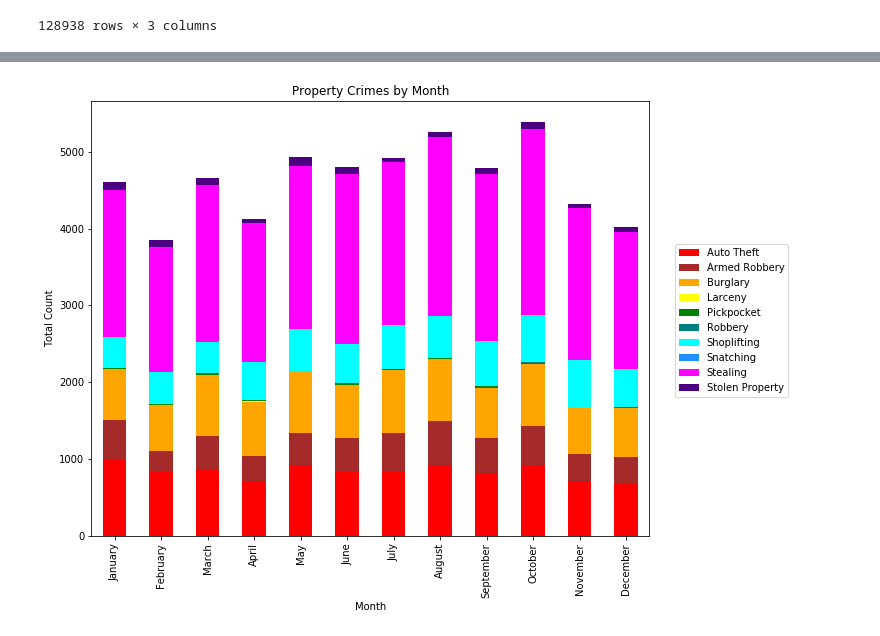
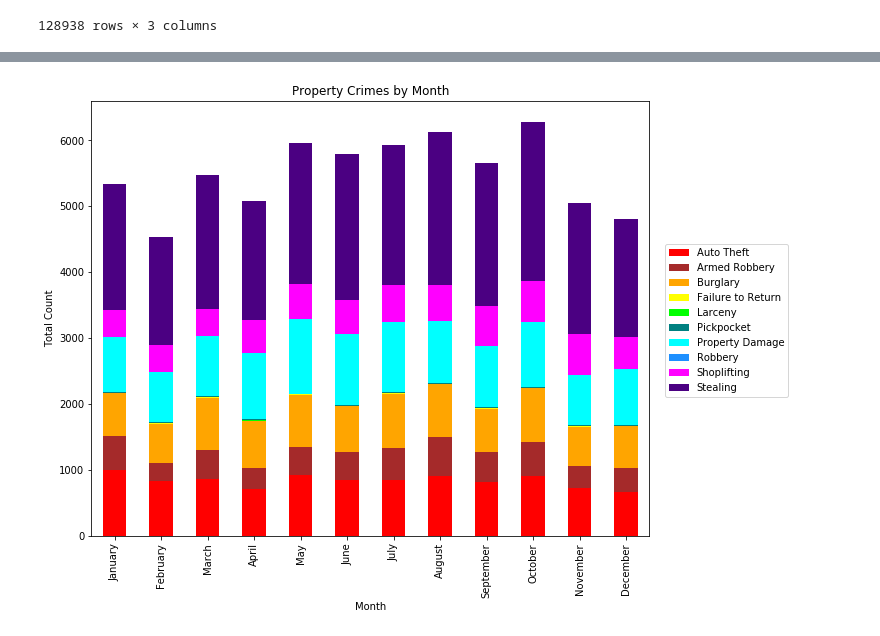
Before and after one commit to kanskris/kansas_crime_2018, a Jupyter notebook: Laylaa- Monthly Analysis.ipynb, the cells around one changed output, grey strips where cells are left out. Saved outputs shown, nothing was run; the diff lists cells and outputs as text; code cells hidden in the pictures.

```diff
--- a/Laylaa- Monthly Analysis.ipynb
+++ b/Laylaa- Monthly Analysis.ipynb
@@ -92,6 +92,14 @@ copy = copy.replace({'Auto Theft Outside S': 'Auto Theft', 'Burglary - Non Resid
                      'Stealing Auto Parts': 'Stealing', 'Stealing Auto Parts/': 'Stealing', 'Stealing Bicycles': 'Stealing', 'Stealing Coin Operat': 'Stealing', 'Stealing From Auto': 'Stealing', 'Stealing Pickpocket': 'Pickpocket',
                      'Stealing Purse Snatc': 'Snatchning', 'Stealing Shoplifting': 'Shoplifting', 'Stealing from Buildi': 'Stealing', 'Stolen Property OFFE': 'Stolen Property', 'Strong Arm Robbery': 'Armed Robbery',
                      'Withhold Property': 'Larceny', 'stealing': 'Stealing', 'stealing from buildi': 'Stealing'})
+copy = copy.replace({'Accidental Drug Over': 'Drug Overdose', 'Driving Under Influe': 'DUI', 'Drunkenness': 'Misdemeanor', 'Hit and Run of a Per': 'Hit and Run', 'Human Trafficking/Co': 'Human Trafficking','Liquor Law Violaton': 'Violation',
+                    'Disorderly Conduct': 'Misdemeanor', 'Bomb Threat/Intimida': 'Felony', 'Bombing (other than': 'Felony','False ID': 'Impersonation', 'False Information to': 'Impersonation','Impersonation - NOT': 'Impersonation', 'Gambling - Possessio': 'Gambling',
+                    'Possession of Drug E': 'Possession of Drug', 'Possession/Sale/Dist': 'Possession of Drug', 'Resisting an Officer' : 'Misdemeanor', 'TRESPASS': 'Trespassing', 'Violation Ex Parte O': 'Violation', 'Violation Full Order': 'Violation', 'Possesion': 'Possession of Drug',
+                     'Weapons Law Violatio': 'Violation'})
+copy = copy.replace({'Animal Bite - Dog': 'Animal Bite','Interference with Cu': 'Interference', 'Misc Offense': 'Misc', 'Misc Violation': 'Misc', 'misc violation': 'Misc', 'Promoting Prostituti': 'Prostitution', 'Prostitution/Patroni': 'Prostitution', 'Prostitution/Solicit': 'Prostitution',
+                     'Suicide By Jumping': 'Suicide', 'Suicide By Shooting': 'Suicide', 'Suicide By Sleeping': 'Suicide', 'Suicide by Other Mea': 'Suicide', 'URINATE IN PUBLIC': 'Misdemeanor/Other','TRASH DUMPING': 'Misdemeanor/Other','`': 'Misc','misc': 'Misc', 'Attempt Suicide by D': 'Attempt Suicide',
+                     'Attempt Suicide by G': 'Attempt Suicide', 'Attempt Suicide by H': 'Attempt Suicide', 'Attempt Suicide by J': 'Attempt Suicide', 'Attempt Suicide by O': 'Attempt Suicide', 'Attempt Suicide by P': 'Attempt Suicide', 'Attempt Suicide by S': 'Attempt Suicide', 'Attempt Suicide by C': 'Attempt Suicide'})
+copy = copy.replace({ 'Passing Bad Checks' : 'Counterfeiting','Extortion/Blackmail': 'Blackmail','black mail': 'Blackmail', 'Fraud/Confidence Gam': 'Fraud', 'forgery': 'Forgery', 'Casualty (includes a': 'Casualty', 'Hacking/Computer Inv': 'Cybercrime', 'Dumping (littering)': 'Misdemeanor/Other', 'Missing/Runaway Juve': 'Missing'})
 
 copy
 # %% [output]
@@ -214,17 +222,17 @@ plt.show()
 # %%
-propertyCrimes = ['Auto Theft', 'Armed Robbery', 'Burglary', 'Larceny', 'Pickpocket', 'Robbery', 'Shoplifting',
-                  'Snatching', 'Stealing', 'Stolen Property']
-Col =['red', 'brown', 'orange', 'yellow', 'green', 'teal', 'cyan', 'dodgerblue', 'magenta','indigo']
+propertyCrimes = ['Auto Theft', 'Armed Robbery', 'Burglary', 'Failure to Return', 'Larceny', 'Pickpocket', 'Property Damage',
+                 'Robbery', 'Shoplifting', 'Stealing']
+Col =['red', 'brown', 'orange', 'yellow', 'lime', 'teal', 'cyan', 'dodgerblue', 'magenta','indigo']
 propCrimes = crime.loc[months, propertyCrimes].plot.bar(stacked=True, figsize=(10,8), color=Col)
 
 #Setting the legend to best fit the graph, got the code from https://stackoverflow.com/questions/43272206/python-legend-overlaps-with-the-pie-chart
 propCrimes.legend(bbox_to_anchor=(1.1,0.5), loc="center right", fontsize=10,
            bbox_transform=plt.gcf().transFigure)
 
 #Setting title, x-label and y-label
 propCrimes.set_title('Property Crimes by Month')
 propCrimes.set_xlabel('Month')
 propCrimes.set_ylabel('Total Count')
 plt.show()
 # %% [output]
-[figure, old version]
+[figure, new version]
```
Also changed, not shown: parts of 8 cells of this notebook.
